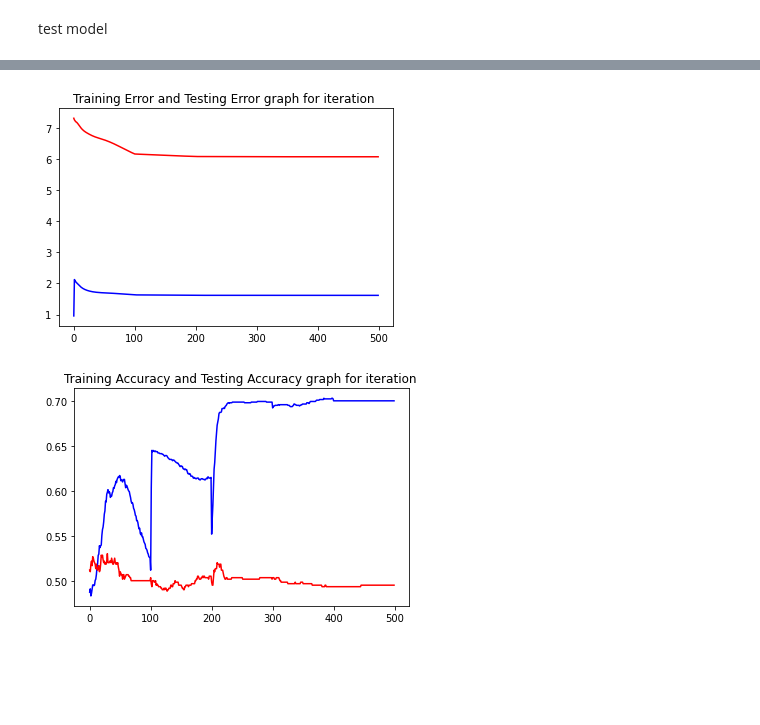
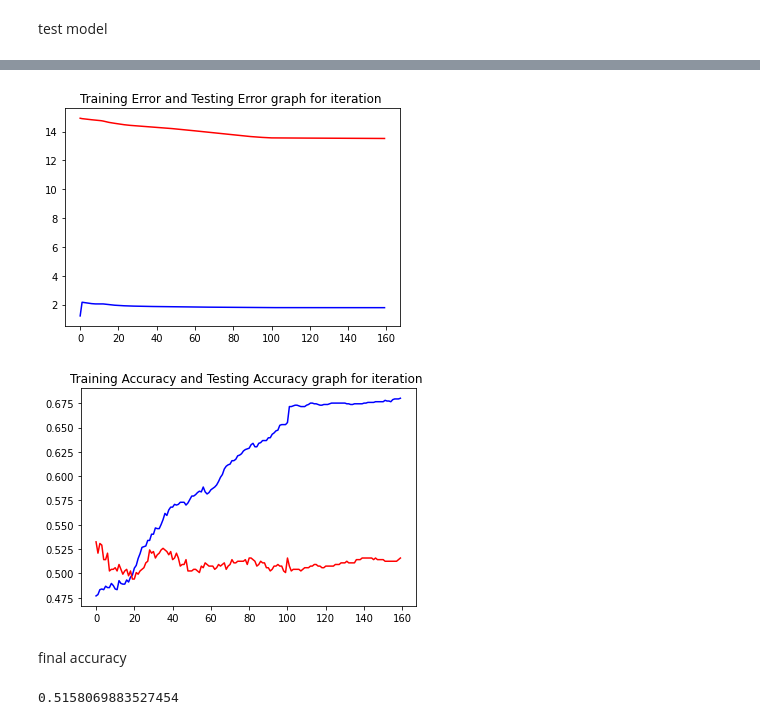
Before and after one commit to pithesun/machine_learning_cl, a Jupyter notebook: MovieReview/MovieReview.ipynb, the cells around one changed output, grey strips where cells are left out. Saved outputs shown, nothing was run; the diff lists cells and outputs as text; code cells hidden in the pictures; blank space fills up the shorter version.

```diff
--- a/MovieReview/MovieReview.ipynb
+++ b/MovieReview/MovieReview.ipynb
@@ -621,20 +639,26 @@ import matplotlib.pyplot as plt
 
 #J(th0, th1, th2, th3, th4, x, y)
 plt.title("Training Error and Testing Error graph for iteration ")
-plt.plot(range(500), np.array(cost_array), color = 'blue' )
-plt.plot(range(500), np.array(cost_array_t), color = 'red' )
+plt.plot(range(160), np.array(cost_array[:160]), color = 'blue' )
+plt.plot(range(160), np.array(cost_array_t[:160]), color = 'red' )
 
 plt.show()
 # %% [output]
-[figure, old version]
+[figure, new version]
 # %%
 import matplotlib.pyplot as plt
 
 #J(th0, th1, th2, th3, th4, x, y)
 plt.title("Training Accuracy and Testing Accuracy graph for iteration ")
-plt.plot(range(500), np.array(accuracy_array), color = 'blue' )
-plt.plot(range(500), np.array(accuracy_array_t), color = 'red' )
+plt.plot(range(160), np.array(accuracy_array[:160]), color = 'blue' )
+plt.plot(range(160), np.array(accuracy_array_t[:160]), color = 'red' )
 
 plt.show()
 # %% [output]
-[figure, old version]
+[figure, new version]
+# %% [markdown]
+final accuracy
+# %%
+print(accuracy_array_t[159])
+# %% [output]
+0.5158069883527454
```
Also changed, not shown: parts of 2 cells of this notebook.
